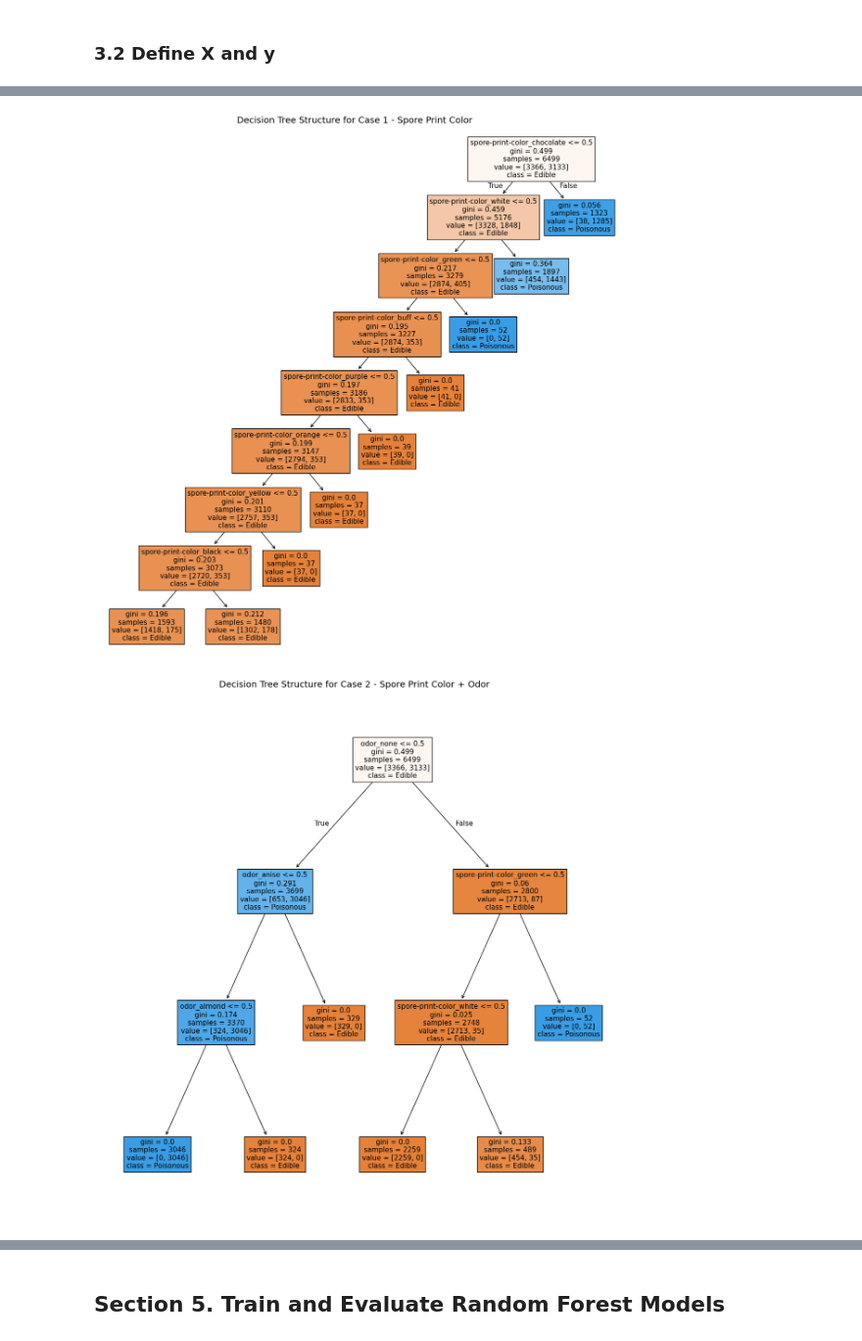
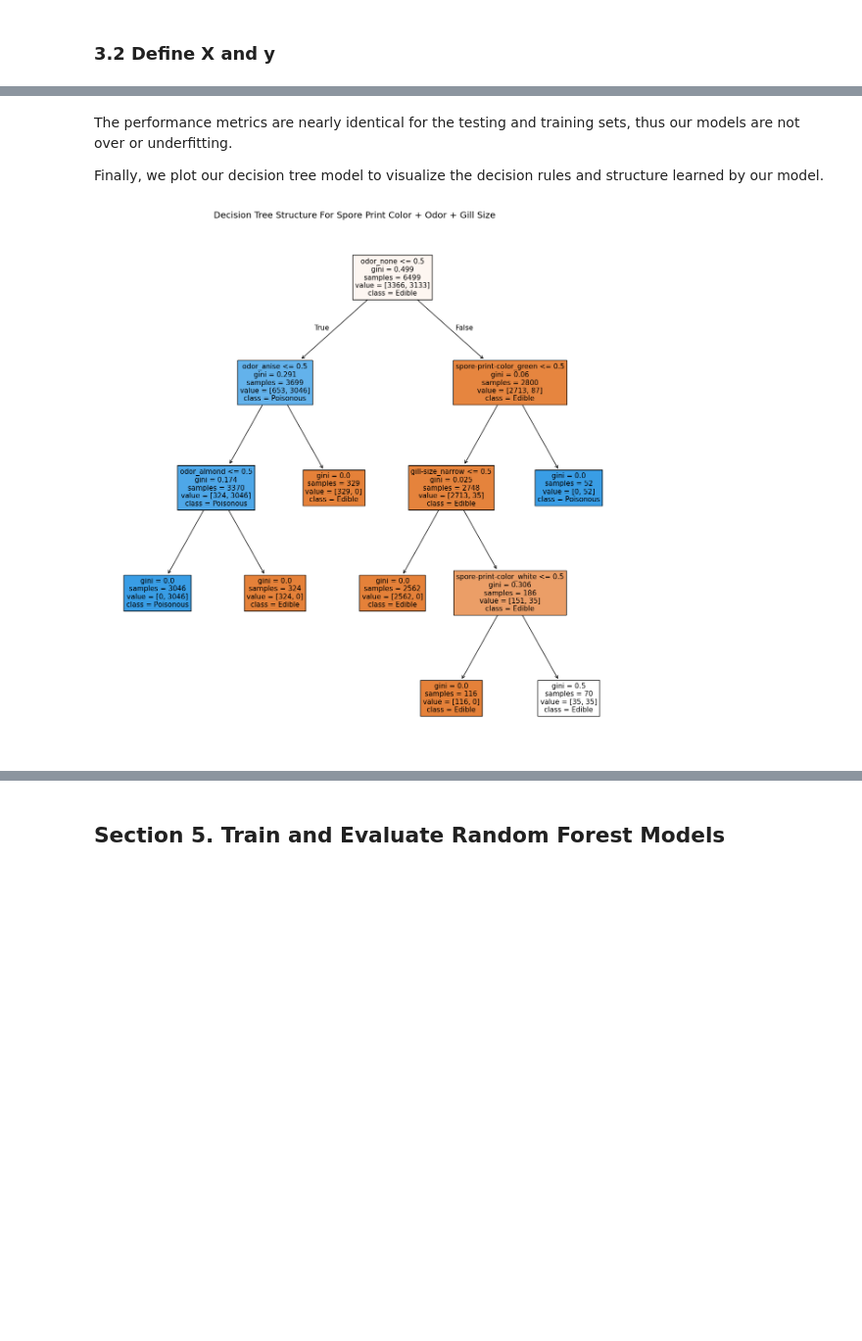
Before and after one commit to JfromNWMS/applied-ml-jordan, a Jupyter notebook: notebooks/Midterm/ml_midterm_joran.ipynb, the cells around one changed output, grey strips where cells are left out. Shown at 98% size. Cells and saved outputs as stored; diff of their text form; code cells hidden in the pictures; blank space fills up the shorter version.

```diff
--- a/notebooks/Midterm/ml_midterm_joran.ipynb
+++ b/notebooks/Midterm/ml_midterm_joran.ipynb
@@ -214,16 +216,10 @@ We will now split the data into training and test sets using train_test_split fi
 # %%
 splitter = StratifiedShuffleSplit(n_splits=1, test_size=0.2, random_state=123)
 
-for train_idx, test_idx in splitter.split(X3, y):
+for train_idx, test_idx in splitter.split(X, y):
 
-    X1_train = X1.iloc[train_idx]
-    X1_test = X1.iloc[test_idx]
-
-    X2_train = X2.iloc[train_idx]
-    X2_test = X2.iloc[test_idx]
-
-    X3_train = X3.iloc[train_idx]
-    X3_test = X3.iloc[test_idx]
+    X_train = X.iloc[train_idx]
+    X_test = X.iloc[test_idx]
 
     y_train = y.iloc[train_idx]
     y_test = y.iloc[test_idx]
@@ -232,14 +230,5 @@ for train_idx, test_idx in splitter.split(X3, y):
 # %%
-# CASE 1: Decision Tree using
-tree_model1 = DecisionTreeClassifier(random_state=123)
-tree_model1.fit(X1_train, y_train)
-
-# CASE 2: Decision Tree using
-tree_model2 = DecisionTreeClassifier(random_state=123)
-tree_model2.fit(X2_train, y_train)
-
-# CASE 3: Decision Tree using
-tree_model3 = DecisionTreeClassifier(random_state=123)
-tree_model3.fit(X3_train, y_train);
+tree_model = DecisionTreeClassifier(random_state=123)
+tree_model.fit(X_train, y_train);
 # %% [markdown]
 ### 4.3 Evaluate Performance
@@ -283,17 +263,19 @@ for case_num, (case, (model, test_train)) in enumerate(tree_dict.items()):
+# %% [markdown]
+The performance metrics are nearly identical for the testing and training sets, thus our models are not over or underfitting.
+
+Finally, we plot our decision tree model to visualize the decision rules and structure learned by our model.
 # %%
-for case_num, (case_name, (model, (X_train, _))) in enumerate(tree_dict.items()):
+fig = plt.figure(figsize=(15,15))
 
-    fig = plt.figure(figsize=(15,15))
-
-    plot_tree(model,
-              feature_names=X_train.columns.tolist(),
-              class_names=["Edible", "Poisonous"],
-              filled=True,
-              fontsize=11
+plot_tree(tree_model,
+          feature_names=X_train.columns.tolist(),
+          class_names=["Edible", "Poisonous"],
+          filled=True,
+          fontsize=11
     )
 
-    fig.suptitle(f"Decision Tree Structure for Case {case_num+1} - {case_name}", size=14, y=.9)
-    plt.show()
+fig.suptitle("Decision Tree Structure For Spore Print Color + Odor + Gill Size", size=14, y=.9)
+plt.show()
+fig.savefig("tree_plot.png")
 # %% [output]
-[figure, old version]
+[figure, new version]
-[figure, removed]
```
Also changed, not shown: parts of 17 cells of this notebook, 4 other files.
